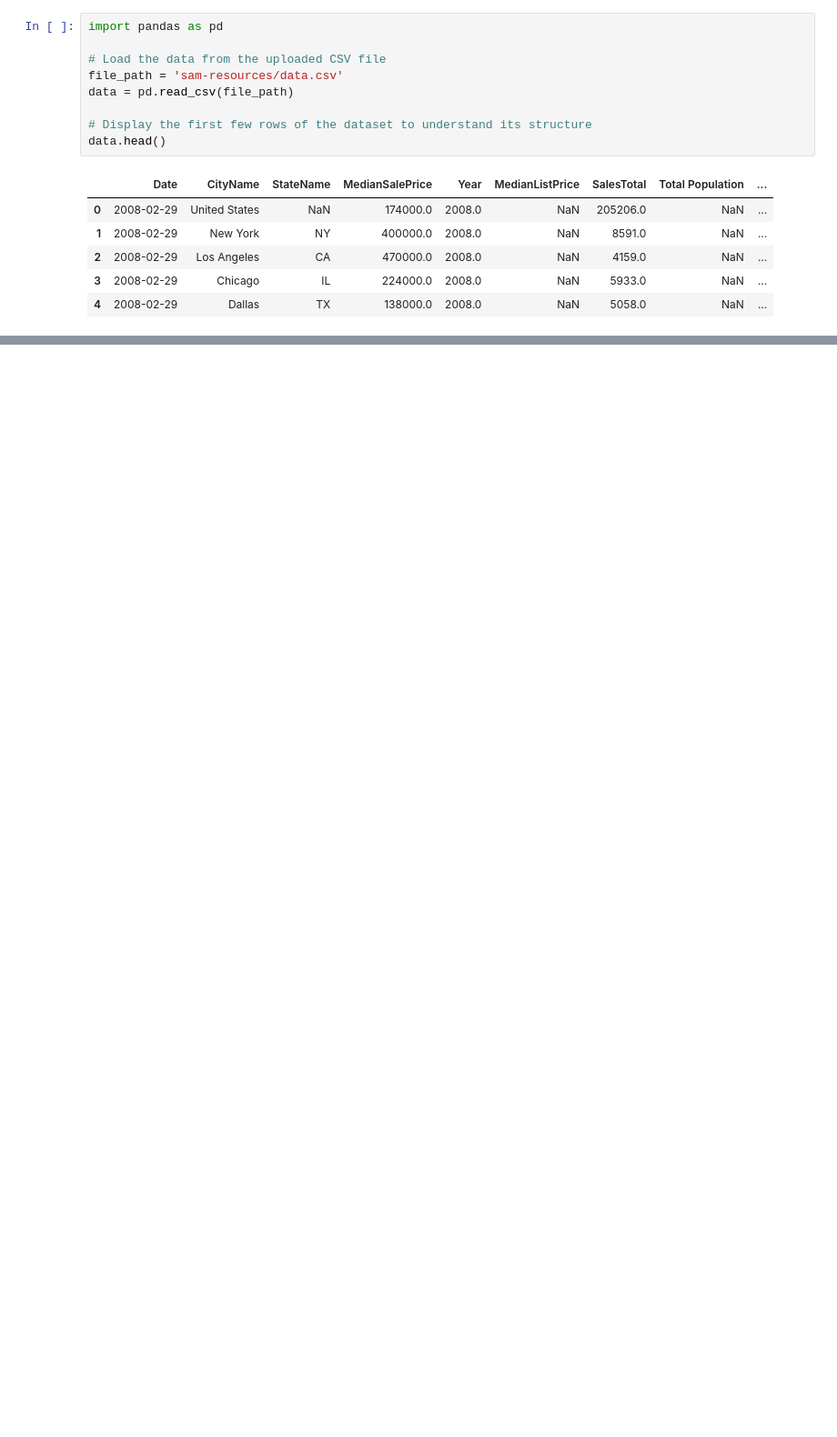
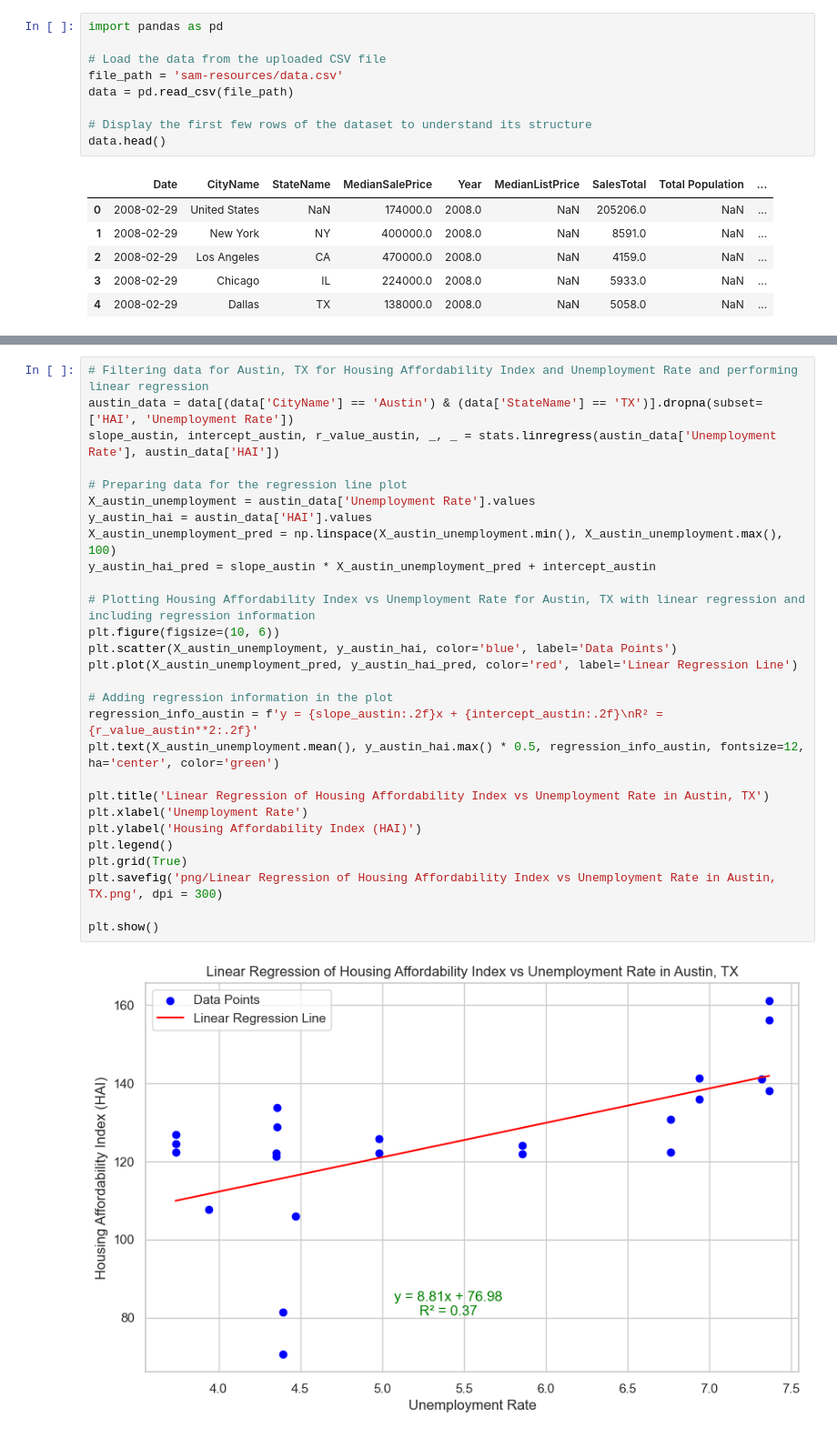
Before and after one commit to Ishicka/The-Seven, a Jupyter notebook: sam-plot_data.ipynb, the cells around one changed output, grey strips where cells are left out. Shown at 91% size. Saved outputs shown, nothing was run; the diff lists cells and outputs as text; blank space fills up the shorter version.

```diff
--- a/sam-plot_data.ipynb
+++ b/sam-plot_data.ipynb
@@ -219,0 +315,30 @@ df2.head()
+# %%
+# Filtering data for Austin, TX for Housing Affordability Index and Unemployment Rate and performing linear regression
+austin_data = data[(data['CityName'] == 'Austin') & (data['StateName'] == 'TX')].dropna(subset=['HAI', 'Unemployment Rate'])
+slope_austin, intercept_austin, r_value_austin, _, _ = stats.linregress(austin_data['Unemployment Rate'], austin_data['HAI'])
+
+# Preparing data for the regression line plot
+X_austin_unemployment = austin_data['Unemployment Rate'].values
+y_austin_hai = austin_data['HAI'].values
+X_austin_unemployment_pred = np.linspace(X_austin_unemployment.min(), X_austin_unemployment.max(), 100)
+y_austin_hai_pred = slope_austin * X_austin_unemployment_pred + intercept_austin
+
+# Plotting Housing Affordability Index vs Unemployment Rate for Austin, TX with linear regression and including regression information
+plt.figure(figsize=(10, 6))
+plt.scatter(X_austin_unemployment, y_austin_hai, color='blue', label='Data Points')
+plt.plot(X_austin_unemployment_pred, y_austin_hai_pred, color='red', label='Linear Regression Line')
+
+# Adding regression information in the plot
+regression_info_austin = f'y = {slope_austin:.2f}x + {intercept_austin:.2f}\nR² = {r_value_austin**2:.2f}'
+plt.text(X_austin_unemployment.mean(), y_austin_hai.max() * 0.5, regression_info_austin, fontsize=12, ha='center', color='green')
+
+plt.title('Linear Regression of Housing Affordability Index vs Unemployment Rate in Austin, TX')
+plt.xlabel('Unemployment Rate')
+plt.ylabel('Housing Affordability Index (HAI)')
+plt.legend()
+plt.grid(True)
+plt.savefig('png/Linear Regression of Housing Affordability Index vs Unemployment Rate in Austin, TX.png', dpi = 300)
+
+plt.show()
+# %% [output]
+[figure, added]
```
Also changed, not shown: parts of 14 cells of this notebook, 1 other file.
